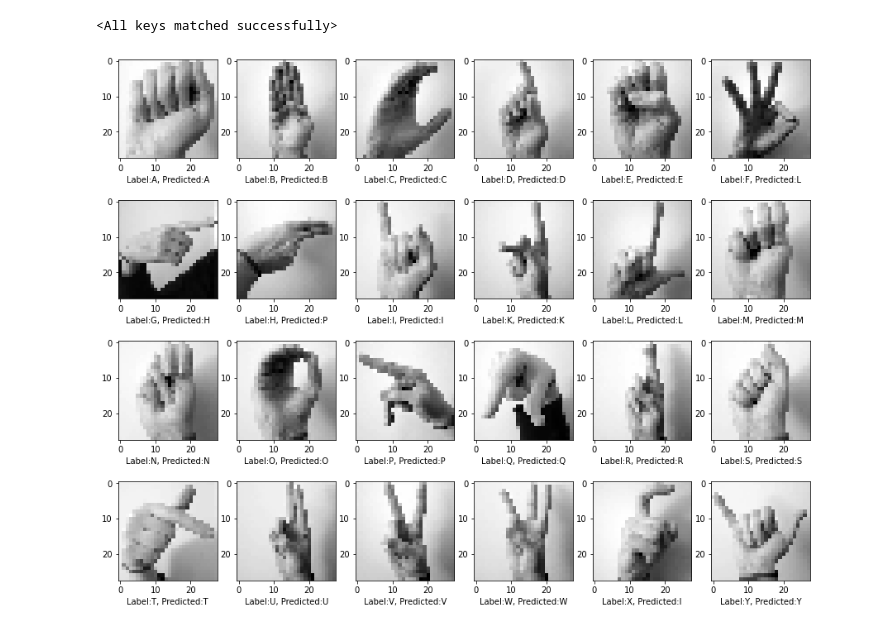
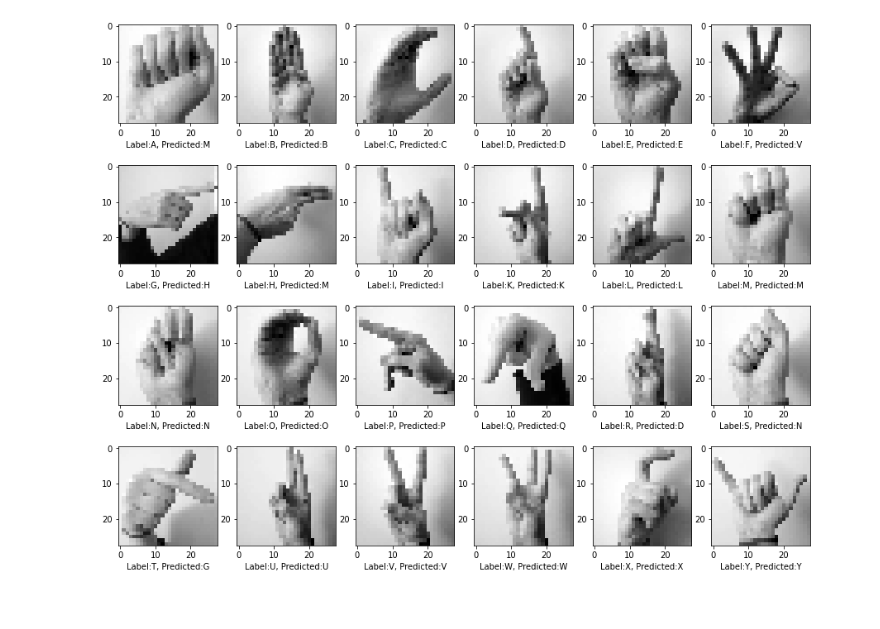
Before and after one commit to mizu-pumpkin/TFG2021, a Jupyter notebook: sign_mnist/my_alphabet.ipynb, the cells around one changed output. Saved outputs shown, nothing was run; the diff lists cells and outputs as text; code cells hidden in the pictures.

```diff
--- a/sign_mnist/my_alphabet.ipynb
+++ b/sign_mnist/my_alphabet.ipynb
@@ -5,13 +5,24 @@ import numpy as np
 import matplotlib
 import matplotlib.pyplot as plt
 
-# Load the model weights
 %run my_models.py
-model = ResNet9(1,26)
-model.load_state_dict(torch.load('./models/classifier_v3.pth',map_location='cpu'))
-# %% [output]
-<All keys matched successfully>
 # %%
+img_c, img_w, img_h = 1, 28, 28
+num_classes = 26
+
+# Select model version and load weights
+def select_model(version):
+    if version==1:
+        model = SignMnistModel(img_w*img_h,num_classes)
+        model.load_state_dict(torch.load('./models/classifier_v1.pth',map_location='cpu'))
+    if version==2:
+        model = SignMnistCNNModel(img_c,num_classes)
+        model.load_state_dict(torch.load('./models/classifier_v2.pth',map_location='cpu'))
+    if version==3:
+        model = ResNet9(img_c,num_classes)
+        model.load_state_dict(torch.load('./models/classifier_v3_100.pth',map_location='cpu'))
+    return model
+
 def int_to_char(num):
     return chr(num+65)
 
@@ -24,15 +35,15 @@ def predict_image(img, model):
 # Load my own ASL alphabet
 def load_alphabet(path):
     my_test = []
-    for i in range(26):
+    for i in range(num_classes):
         imgname = path+'/'+int_to_char(i)+'.jpg'
         if os.path.isfile(imgname) == False:
           continue
         img = cv2.imread(imgname, 0)
-        img = cv2.resize(img, (28,28))
+        img = cv2.resize(img, (img_w,img_h))
         img = np.array(img)
         img = torch.from_numpy(img).type(torch.FloatTensor)
-        img = torch.reshape(img, (1, 28, 28))
+        img = torch.reshape(img, (img_c, img_w, img_h))
         my_test.append((img, i))
     return my_test
 
@@ -46,7 +57,10 @@ def plot_prediction(my_test):
       lbl = 'Label:'+int_to_char(label)+', Predicted:'+int_to_char(predict_image(image, model))
       plt.xlabel(lbl)
   plt.show()
-# %%
-plot_prediction(load_alphabet('./my_alphabet'))
-# %% [output]
-[figure, removed]
+# %%
+# Load the model weights
+model = select_model(3)
+# Show predictions
+plot_prediction(load_alphabet('./my_alphabet'))
+# %% [output]
+[figure, added]
```
Also changed, not shown: 4 other files.
